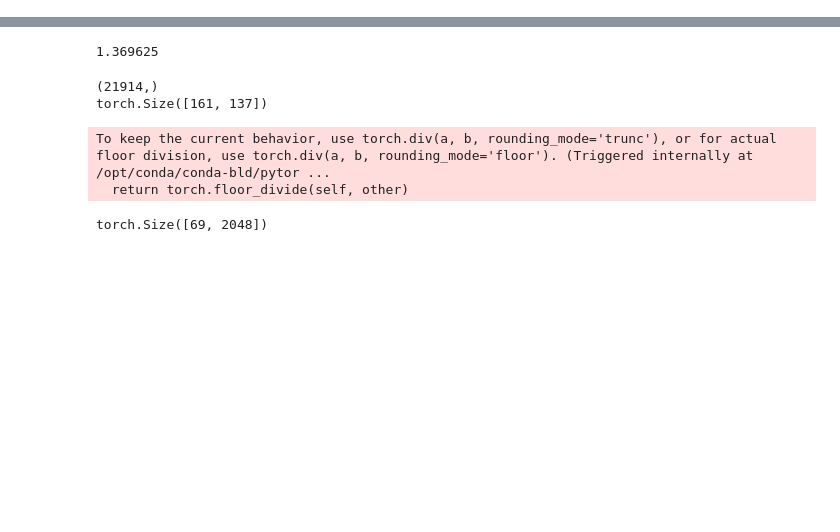
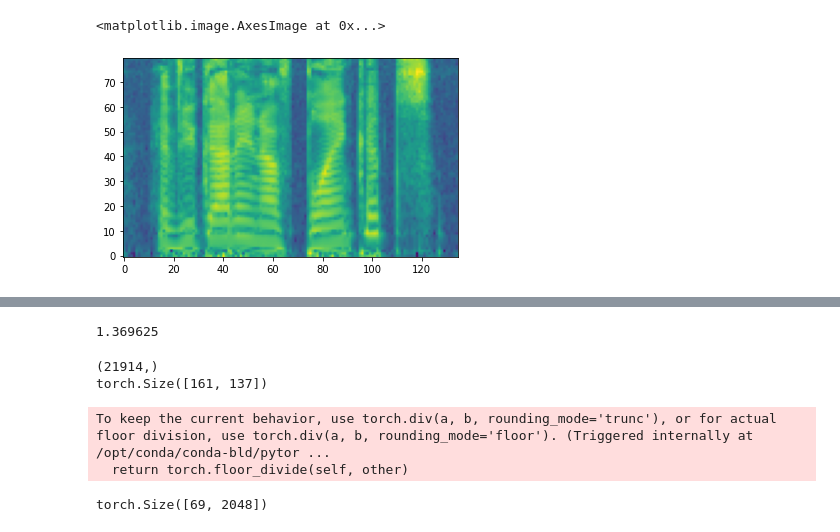
Before and after one commit to bilalhsp/Auditory_Cortex, a Jupyter notebook: experiments/pretrrained_models/deepspeech_pretrained.ipynb, the cells around one changed output, grey strips where cells are left out. Drawn from its saved outputs; the diff is of its cells as text; code cells hidden in the pictures; blank space fills up the shorter version.

Commit message:
opt inputs generation (post NIPS)

```diff
--- a/experiments/pretrrained_models/deepspeech_pretrained.ipynb
+++ b/experiments/pretrrained_models/deepspeech_pretrained.ipynb
@@ -18,0 +150,9 @@ aud = obj.dataset.audio(sent=sent)
+# %%
+from auditory_cortex.utils import SyntheticInputUtils
+
+spec = SyntheticInputUtils.get_spectrogram(aud)
+# %%
+plt.imshow(spec.transpose(0,1), origin='lower')
+# %% [output]
+<matplotlib.image.AxesImage at 0x...>
+[figure, added]
```
Also changed, not shown: parts of 17 cells of this notebook, 20 other files.
